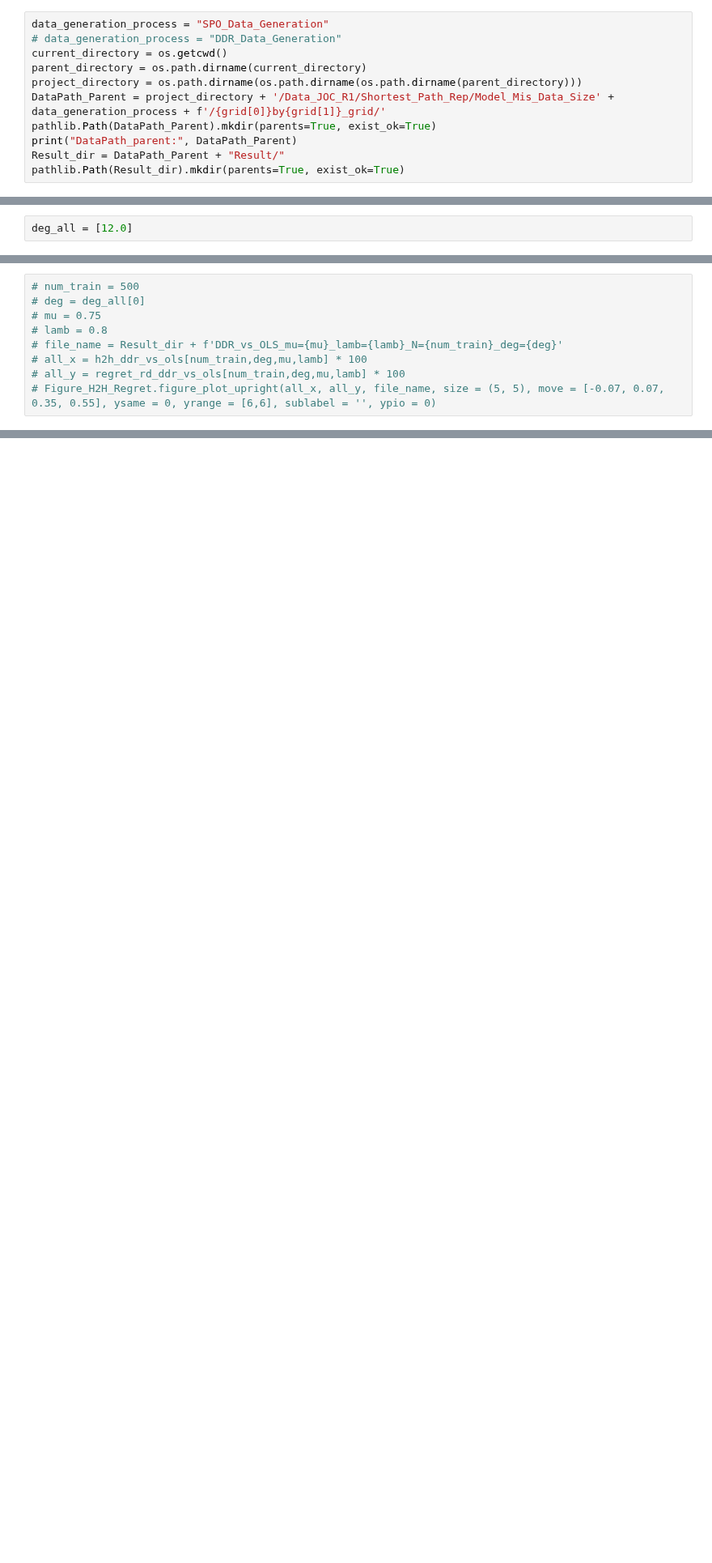
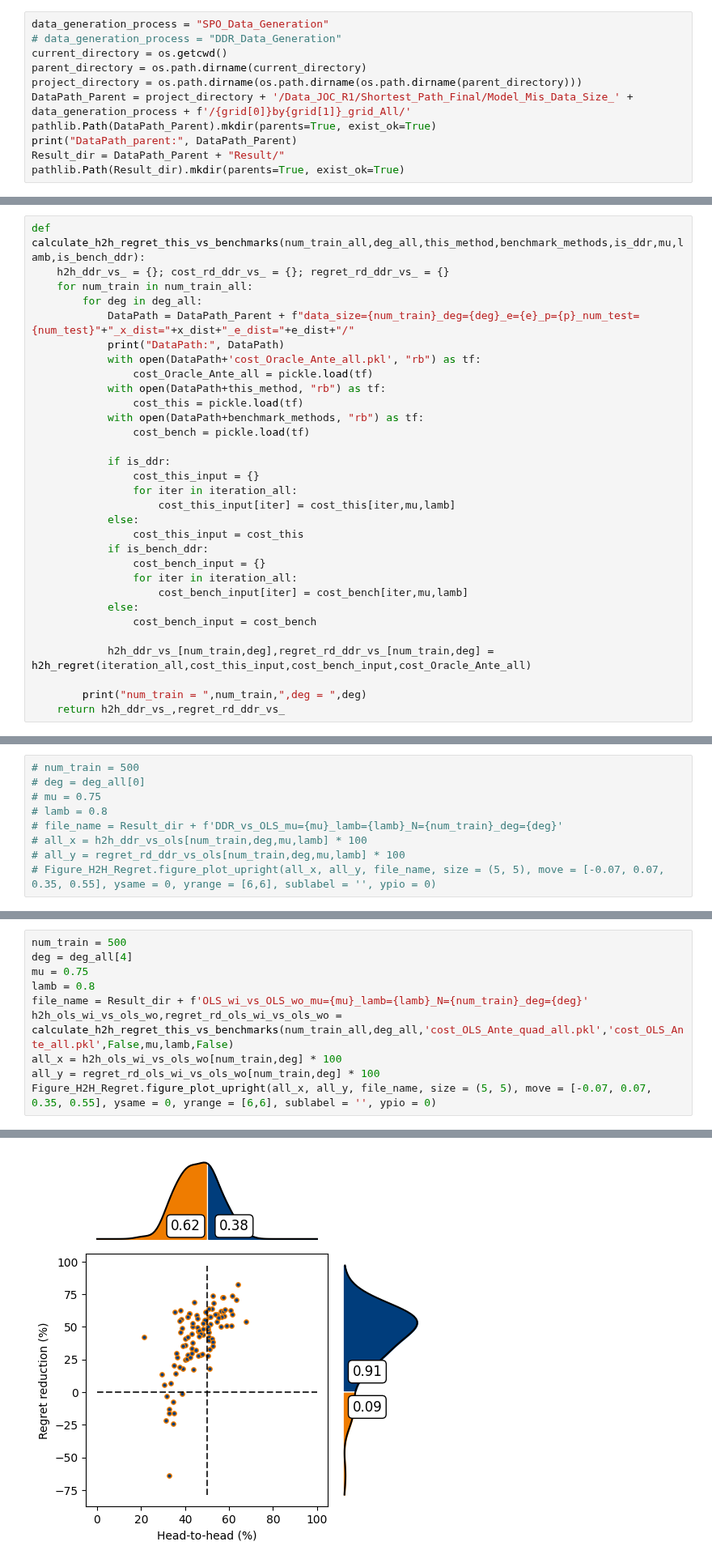
Before and after one commit to xunzhang-sjtu/Decision_Driven_Regularization, a Jupyter notebook: JOC_R1/Shortest_Path_Reproduce/Experiment_Model_Mis_Data_Size.ipynb, the cells around one changed output, grey strips where cells are left out. Shown at 81% size. Saved outputs shown, nothing was run; the diff lists cells and outputs as text; blank space fills up the shorter version.

```diff
--- a/JOC_R1/Shortest_Path_Reproduce/Experiment_Model_Mis_Data_Size.ipynb
+++ b/JOC_R1/Shortest_Path_Reproduce/Experiment_Model_Mis_Data_Size.ipynb
@@ -64,7 +64,7 @@ data_generation_process = "SPO_Data_Generation"
 current_directory = os.getcwd()
 parent_directory = os.path.dirname(current_directory)
 project_directory = os.path.dirname(os.path.dirname(os.path.dirname(parent_directory)))
-DataPath_Parent = project_directory + '/Data_JOC_R1/Shortest_Path_Rep/Model_Mis_Data_Size' + data_generation_process + f'/{grid[0]}by{grid[1]}_grid/'
+DataPath_Parent = project_directory + '/Data_JOC_R1/Shortest_Path_Final/Model_Mis_Data_Size_' + data_generation_process + f'/{grid[0]}by{grid[1]}_grid_All/'
 pathlib.Path(DataPath_Parent).mkdir(parents=True, exist_ok=True)
 print("DataPath_parent:", DataPath_Parent)
 Result_dir = DataPath_Parent + "Result/"
@@ -88,5 +88,3 @@ deg_all = [1.0,2.0,4.0,8.0] # polynomial degree
-# %%
-deg_all = [12.0]
 # %% [markdown]
 ##### Data Generation
 # %%
@@ -284,3 +301,34 @@ DataPath: /Users/zhangxun/Dropbox/Research/Decision_Driven_Regularization/Data_J
+# %%
+def calculate_h2h_regret_this_vs_benchmarks(num_train_all,deg_all,this_method,benchmark_methods,is_ddr,mu,lamb,is_bench_ddr):
+    h2h_ddr_vs_ = {}; cost_rd_ddr_vs_ = {}; regret_rd_ddr_vs_ = {}
+    for num_train in num_train_all:
+        for deg in deg_all:
+            DataPath = DataPath_Parent + f"data_size={num_train}_deg={deg}_e={e}_p={p}_num_test={num_test}"+"_x_dist="+x_dist+"_e_dist="+e_dist+"/"
+            print("DataPath:", DataPath)
+            with open(DataPath+'cost_Oracle_Ante_all.pkl', "rb") as tf:
+                cost_Oracle_Ante_all = pickle.load(tf)
+            with open(DataPath+this_method, "rb") as tf:
+                cost_this = pickle.load(tf)
+            with open(DataPath+benchmark_methods, "rb") as tf:
+                cost_bench = pickle.load(tf)
+
+            if is_ddr:
+                cost_this_input = {}
+                for iter in iteration_all:
+                    cost_this_input[iter] = cost_this[iter,mu,lamb]
+            else:
+                cost_this_input = cost_this
+            if is_bench_ddr:
+                cost_bench_input = {}
+                for iter in iteration_all:
+                    cost_bench_input[iter] = cost_bench[iter,mu,lamb]
+            else:
+                cost_bench_input = cost_bench
+
+            h2h_ddr_vs_[num_train,deg],regret_rd_ddr_vs_[num_train,deg] = h2h_regret(iteration_all,cost_this_input,cost_bench_input,cost_Oracle_Ante_all)
+
+        print("num_train = ",num_train,",deg = ",deg)
+    return h2h_ddr_vs_,regret_rd_ddr_vs_
 # %%
 def obtain_DDR_vs_benchmarks_h2h_regret(DataPath_Parent,num_train_all,deg_all,e,num_test,x_dist,e_dist,mu_all,lamb_all,benchmark):
     h2h_ = {}; cost_rd_ = {}; regret_rd_ = {}
@@ -431,0 +606,11 @@ Figure_H2H_Regret.figure_plot_upright(all_x, all_y, file_name, size = (5, 5), mo
+# %%
+num_train = 500
+deg = deg_all[4]
+mu = 0.75
+lamb = 0.8
+file_name = Result_dir + f'OLS_wi_vs_OLS_wo_mu={mu}_lamb={lamb}_N={num_train}_deg={deg}'
+h2h_ols_wi_vs_ols_wo,regret_rd_ols_wi_vs_ols_wo = calculate_h2h_regret_this_vs_benchmarks(num_train_all,deg_all,'cost_OLS_Ante_quad_all.pkl','cost_OLS_Ante_all.pkl',False,mu,lamb,False)
+all_x = h2h_ols_wi_vs_ols_wo[num_train,deg] * 100
+all_y = regret_rd_ols_wi_vs_ols_wo[num_train,deg] * 100
+Figure_H2H_Regret.figure_plot_upright(all_x, all_y, file_name, size = (5, 5), move = [-0.07, 0.07, 0.35, 0.55], ysame = 0, yrange = [6,6], sublabel = '', ypio = 0)
+# %% [output]
@@ -431,0 +623 @@ Figure_H2H_Regret.figure_plot_upright(all_x, all_y, file_name, size = (5, 5), mo
+[figure, added]
```
Also changed, not shown: parts of 78 cells of this notebook, 10 other files.
